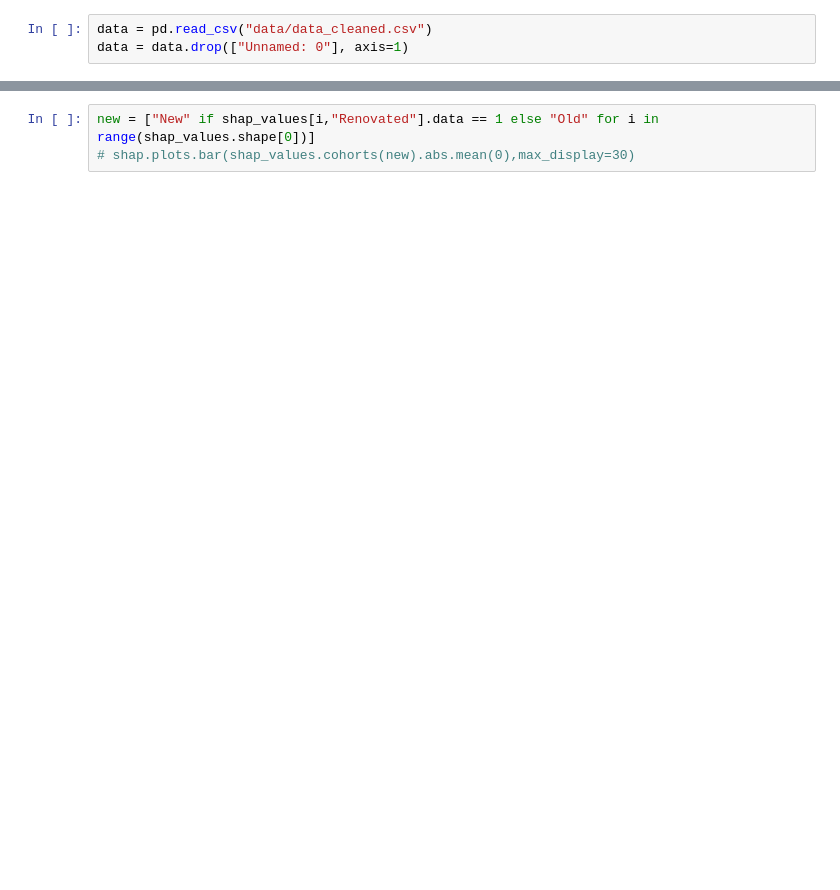
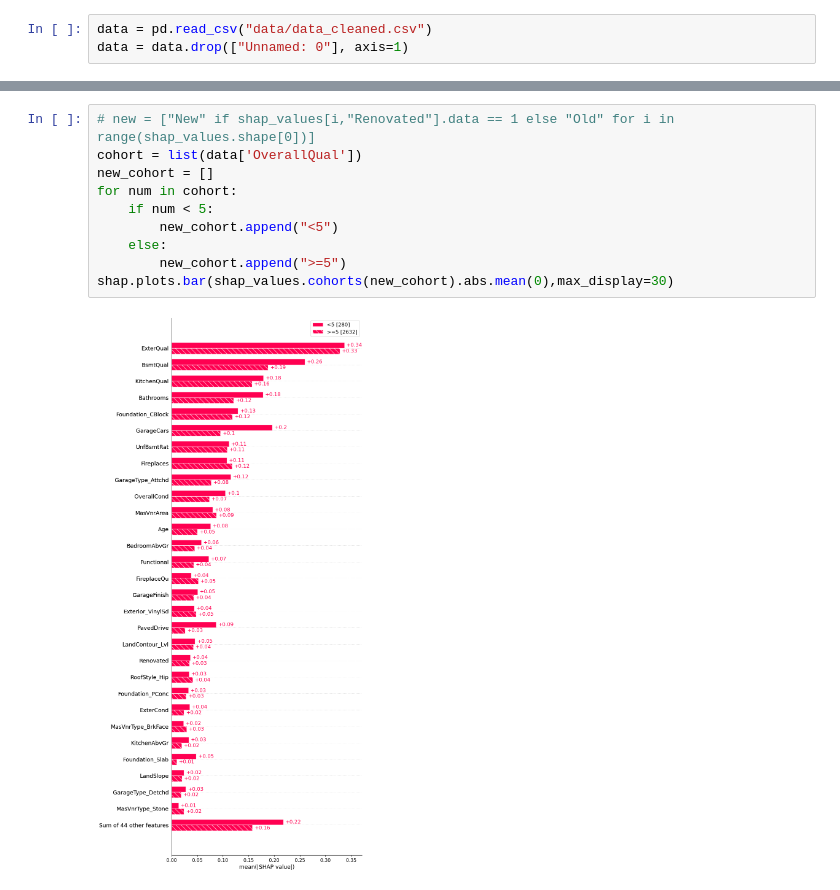
Before and after one commit to ngqhung0912/Research-Database-IR, a Jupyter notebook: data-corruption.ipynb, the cells around one changed output, grey strips where cells are left out. Saved outputs shown, nothing was run; the diff lists cells and outputs as text; blank space fills up the shorter version.

```diff
--- a/data-corruption.ipynb
+++ b/data-corruption.ipynb
@@ -188,6 +228,15 @@ increase corruption percentage
 # %%
-new = ["New" if shap_values[i,"Renovated"].data == 1 else "Old" for i in range(shap_values.shape[0])]
-# shap.plots.bar(shap_values.cohorts(new).abs.mean(0),max_display=30)
+# new = ["New" if shap_values[i,"Renovated"].data == 1 else "Old" for i in range(shap_values.shape[0])]
+cohort = list(data['OverallQual'])
+new_cohort = []
+for num in cohort:
+    if num < 5:
+        new_cohort.append("<5")
+    else:
+        new_cohort.append(">=5")
+shap.plots.bar(shap_values.cohorts(new_cohort).abs.mean(0),max_display=30)
+# %% [output]
+[figure, added]
 # %%
 df = pd.DataFrame([ridge.coef_], columns=ridge.feature_names_in_).sort_values(by=0, axis=1, ascending=True)
 df_corrupt = pd.DataFrame([ridge_corrupt.coef_], columns=ridge_corrupt.feature_names_in_).sort_values(by=0, axis=1, ascending=True)
```
Also changed, not shown: parts of 27 cells of this notebook.
